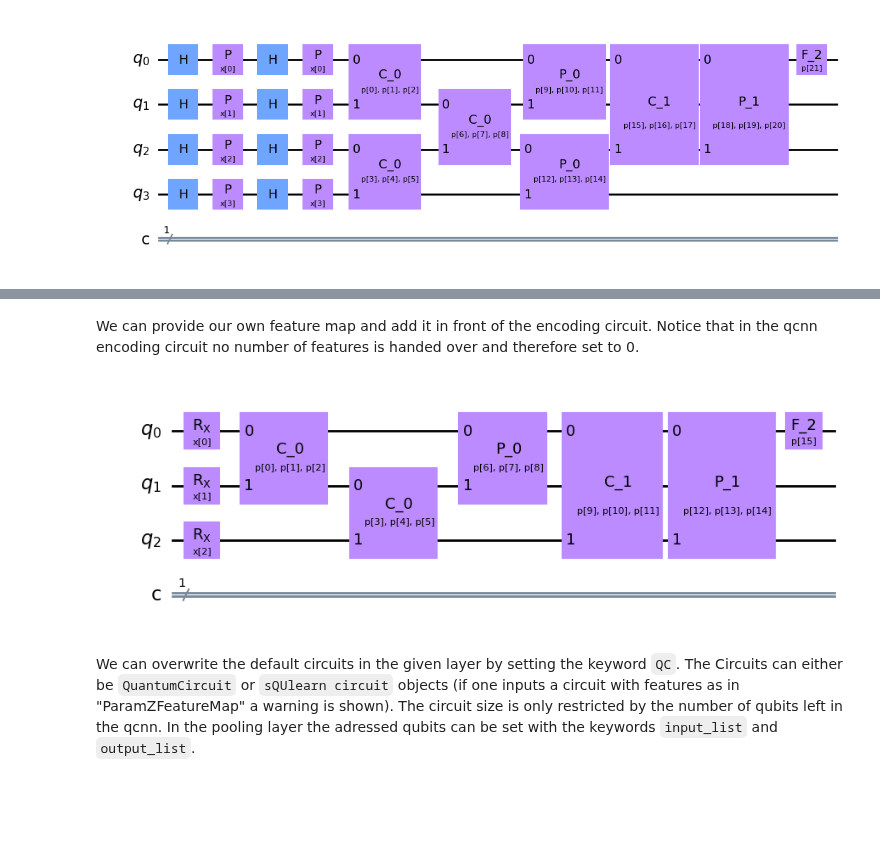
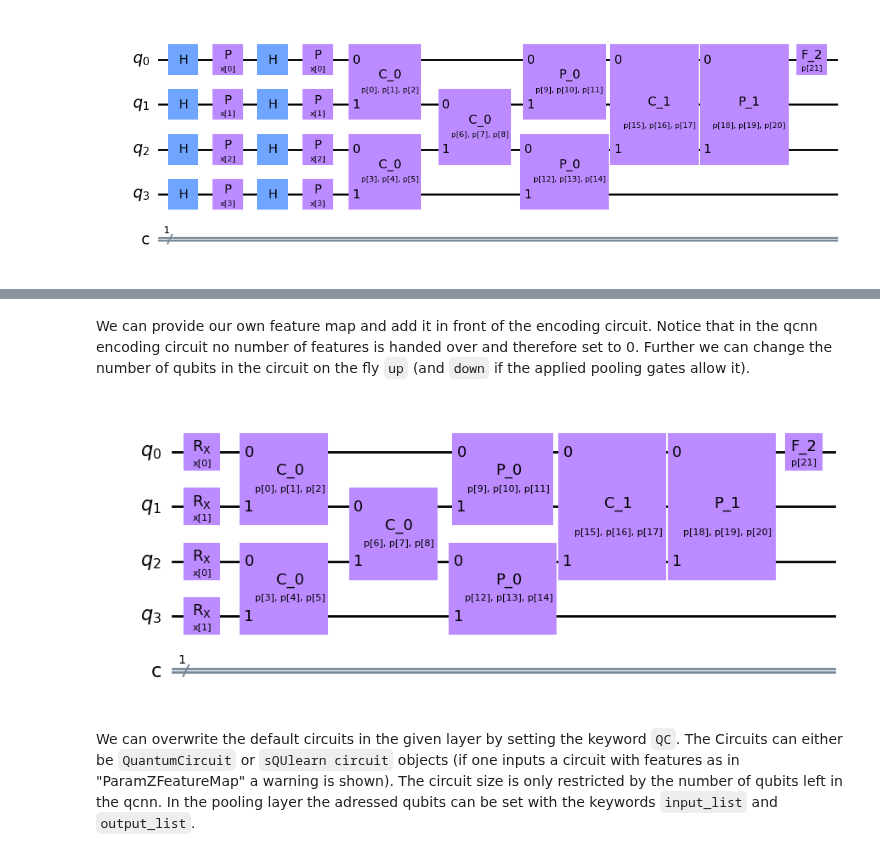
Before and after one commit to sQUlearn/squlearn, a Jupyter notebook: examples/qnn/example_qcnn_encoding_circuit.ipynb, the cells around one changed output, grey strips where cells are left out. Cells and saved outputs as stored; diff of their text form; code cells hidden in the pictures; blank space fills up the shorter version.

Commit message:
add Qcnn encoding circuit + example

```diff
--- a/examples/qnn/example_qcnn_encoding_circuit.ipynb
+++ b/examples/qnn/example_qcnn_encoding_circuit.ipynb
@@ -42,12 +38,13 @@ NameError: name 'qcnn_encoding_circuit' is not defined
 # %% [markdown]
-We can provide our own feature map and add it in front of the encoding circuit. Notice that in the qcnn encoding circuit no number of features is handed over and therefore set to 0.
+We can provide our own feature map and add it in front of the encoding circuit. Notice that in the qcnn encoding circuit no number of features is handed over and therefore set to 0. Further we can change the number of qubits in the circuit on the fly `up` (and `down` if the applied pooling gates allow it).
 # %%
-qc1 = qcnn_encoding_circuit(num_qubits=3,default=True)
-encode = LayeredEncodingCircuit.from_string("Rx(x)",num_qubits=3,num_features=3)
+qc1 = QcnnEncodingCircuit(num_qubits=3,default=True)
+qc1.set_num_qubits(4)
+encode = LayeredEncodingCircuit.from_string("Rx(x)",num_qubits=4,num_features=2)
 qcnn_pqc = encode + qc1
 qcnn_pqc.draw("mpl")
 # %% [output]
-[figure, old version]
+[figure, new version]
 # %% [markdown]
 We can overwrite the default circuits in the given layer by setting the keyword `QC`. The Circuits can either be `QuantumCircuit` or `sQUlearn circuit` objects (if one inputs a circuit with features as in "ParamZFeatureMap" a warning is shown). The circuit size is only restricted by the number of qubits left in the qcnn. In the pooling layer the adressed qubits can be set with the keywords `input_list` and `output_list`.
 # %%
```
Also changed, not shown: parts of 17 cells of this notebook, 1 other file.
